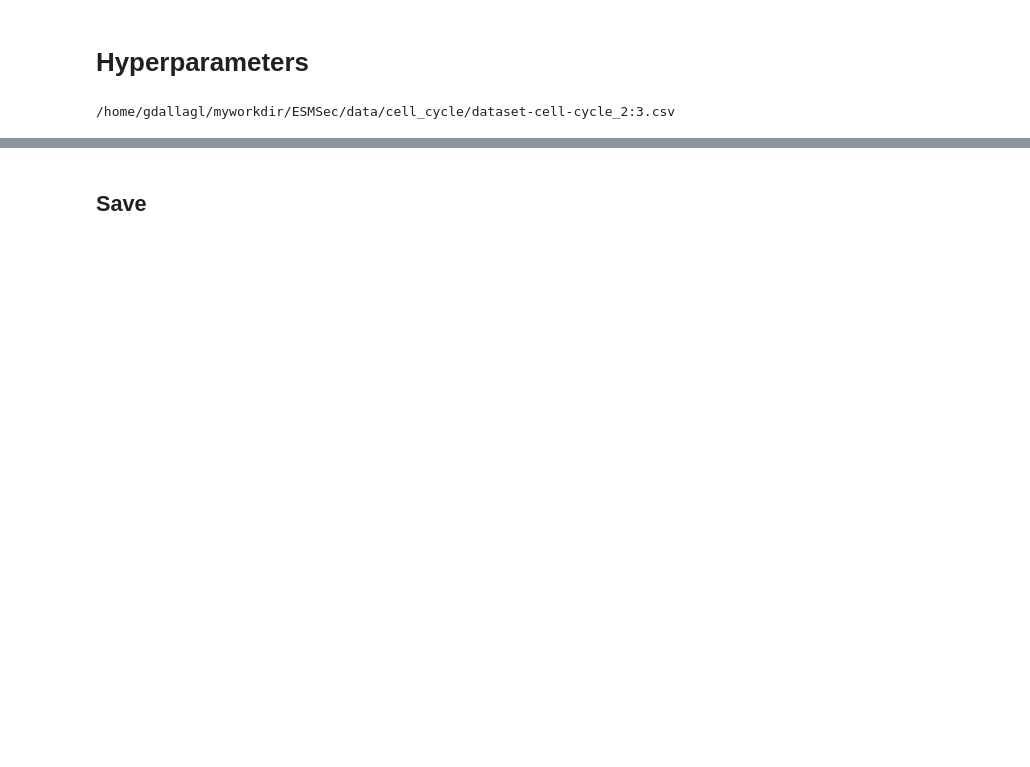
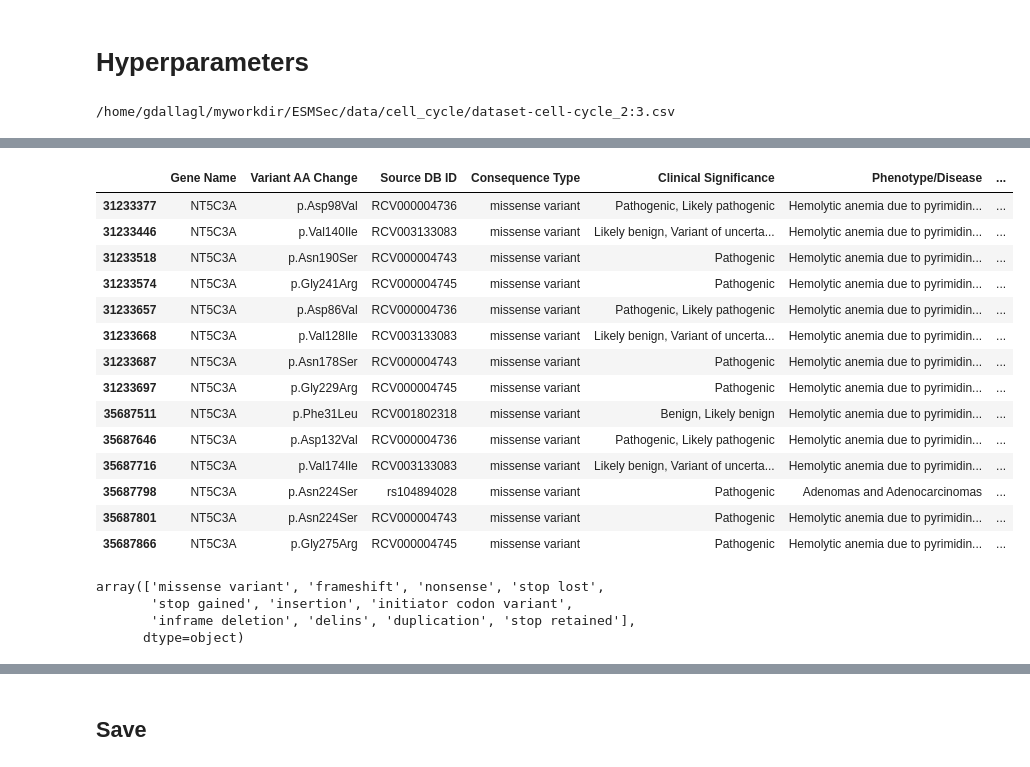
Before and after one commit to 8gabri8/ESMSec, a Jupyter notebook: TMP_my_create_cell_cycle_dataset.ipynb, the cells around one changed output, grey strips where cells are left out. Saved outputs shown, nothing was run; the diff lists cells and outputs as text; code cells hidden in the pictures; blank space fills up the shorter version.

```diff
--- a/TMP_my_create_cell_cycle_dataset.ipynb
+++ b/TMP_my_create_cell_cycle_dataset.ipynb
@@ -886,0 +96,22 @@ val       0     1
+# %%
+column_names = [
+    'Gene Name', 'AC', 'Variant AA Change', 'Source DB ID',
+    'Consequence Type', 'Clinical Significance', 'Phenotype/Disease',
+    'Phenotype/Disease Source', 'Cytogenetic Band', 'Chromosome Coordinate',
+    'Ensembl gene ID', 'Ensembl transcript ID', 'Ensembl translation ID',
+    'Evidence'
+]
+df_original = pd.read_csv("/home/gdallagl/myworkdir/ESMSec/data/mutations/uniprot_homo_sapiens_variation.txt", skiprows=164, sep="\t", #nrows=98,
+            header=None,           # Crucial: Tells pandas there is NO header in the lines being read
+            names=column_names,     # Assign the custom column names
+            usecols=['Gene Name', 'Variant AA Change', 'Source DB ID', 'Consequence Type', 'Clinical Significance', 'Phenotype/Disease',] # **Only load these two columns**
+        )
+# %%
+
+df = df_original[
+    (df_original["Clinical Significance"] != "-") &
+    (~ df_original["Clinical Significance"].isna()) &
+    (df_original["Consequence Type"].isin(['missense variant']))
+].copy()
+
+df
@@ -886,0 +203,8 @@ val       0     1
+# %%
+df['Simplified Significance'].value_counts()
+
+df = df[
+    (df['Simplified Significance'].isin(["Pathogenic", "Benign"]))
+].copy()
+
+df
@@ -886,0 +225,28 @@ val       0     1
+# %%
+df[(df["Gene Name"] == "NT5C3A")]
+# %% [output]
+|  | Gene Name | Variant AA Change | Source DB ID | Consequence Type | Clinical Significance | Phenotype/Disease | ... |
+| 31233377 | NT5C3A | p.Asp98Val | RCV000004736 | missense variant | Pathogenic, Likely pathogenic | Hemolytic anemia due to pyrimidin... | ... |
+| 31233446 | NT5C3A | p.Val140Ile | RCV003133083 | missense variant | Likely benign, Variant of uncerta... | Hemolytic anemia due to pyrimidin... | ... |
+| 31233518 | NT5C3A | p.Asn190Ser | RCV000004743 | missense variant | Pathogenic | Hemolytic anemia due to pyrimidin... | ... |
+| 31233574 | NT5C3A | p.Gly241Arg | RCV000004745 | missense variant | Pathogenic | Hemolytic anemia due to pyrimidin... | ... |
+| 31233657 | NT5C3A | p.Asp86Val | RCV000004736 | missense variant | Pathogenic, Likely pathogenic | Hemolytic anemia due to pyrimidin... | ... |
+| 31233668 | NT5C3A | p.Val128Ile | RCV003133083 | missense variant | Likely benign, Variant of uncerta... | Hemolytic anemia due to pyrimidin... | ... |
+| 31233687 | NT5C3A | p.Asn178Ser | RCV000004743 | missense variant | Pathogenic | Hemolytic anemia due to pyrimidin... | ... |
+| 31233697 | NT5C3A | p.Gly229Arg | RCV000004745 | missense variant | Pathogenic | Hemolytic anemia due to pyrimidin... | ... |
+| 35687511 | NT5C3A | p.Phe31Leu | RCV001802318 | missense variant | Benign, Likely benign | Hemolytic anemia due to pyrimidin... | ... |
+| 35687646 | NT5C3A | p.Asp132Val | RCV000004736 | missense variant | Pathogenic, Likely pathogenic | Hemolytic anemia due to pyrimidin... | ... |
+| 35687716 | NT5C3A | p.Val174Ile | RCV003133083 | missense variant | Likely benign, Variant of uncerta... | Hemolytic anemia due to pyrimidin... | ... |
+| 35687798 | NT5C3A | p.Asn224Ser | rs104894028 | missense variant | Pathogenic | Adenomas and Adenocarcinomas | ... |
+| 35687801 | NT5C3A | p.Asn224Ser | RCV000004743 | missense variant | Pathogenic | Hemolytic anemia due to pyrimidin... | ... |
+| 35687866 | NT5C3A | p.Gly275Arg | RCV000004745 | missense variant | Pathogenic | Hemolytic anemia due to pyrimidin... | ... |
+# %%
+df["Consequence Type"].unique()
+['missense variant',
+       'stop gained',
+       'inframe deletion', 'delins', 'duplication', 'stop retained']
+# %% [output]
+array(['missense variant', 'frameshift', 'nonsense', 'stop lost',
+       'stop gained', 'insertion', 'initiator codon variant',
+       'inframe deletion', 'delins', 'duplication', 'stop retained'],
+      dtype=object)
```
Also changed, not shown: parts of 52 cells of this notebook, 8 other files.
